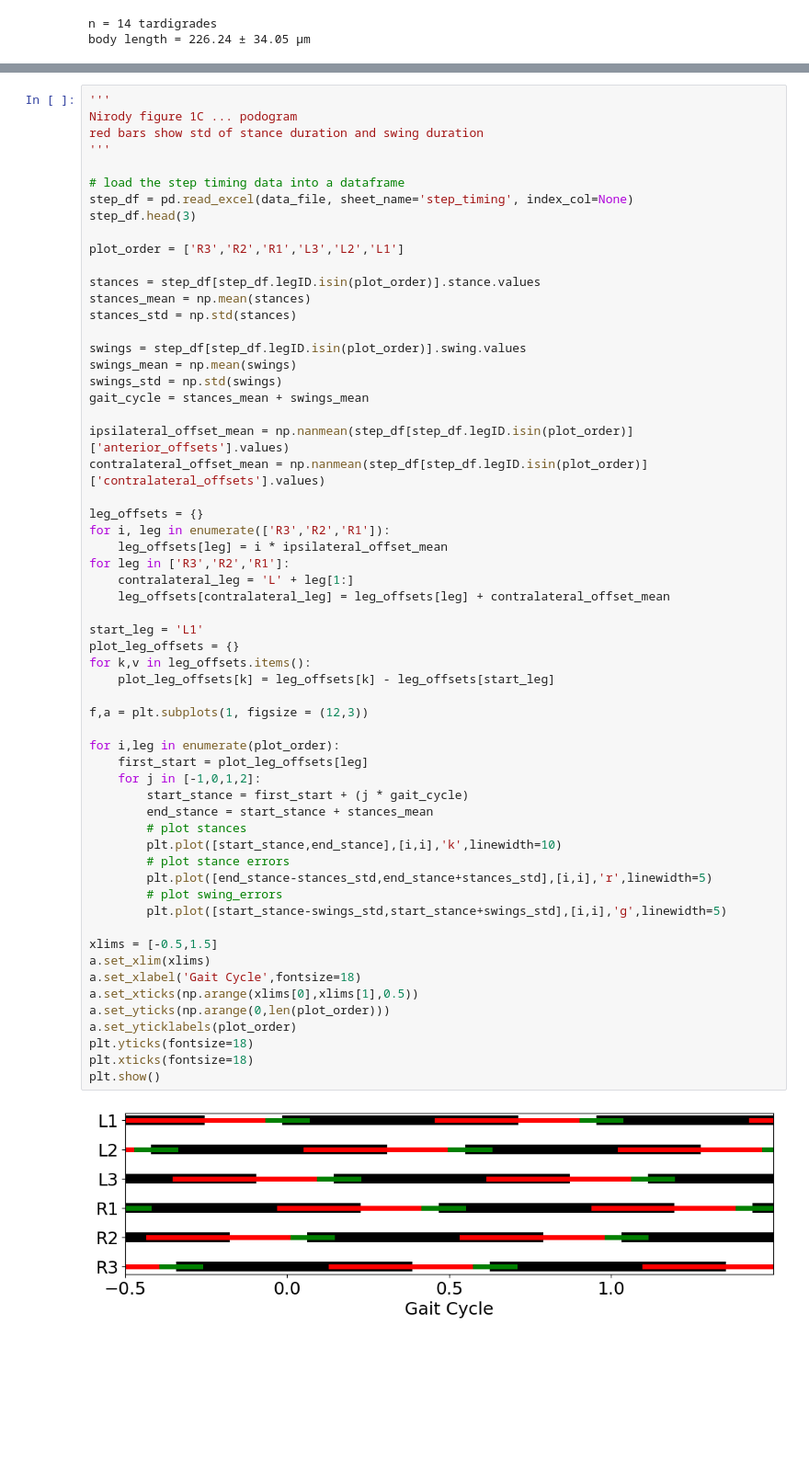
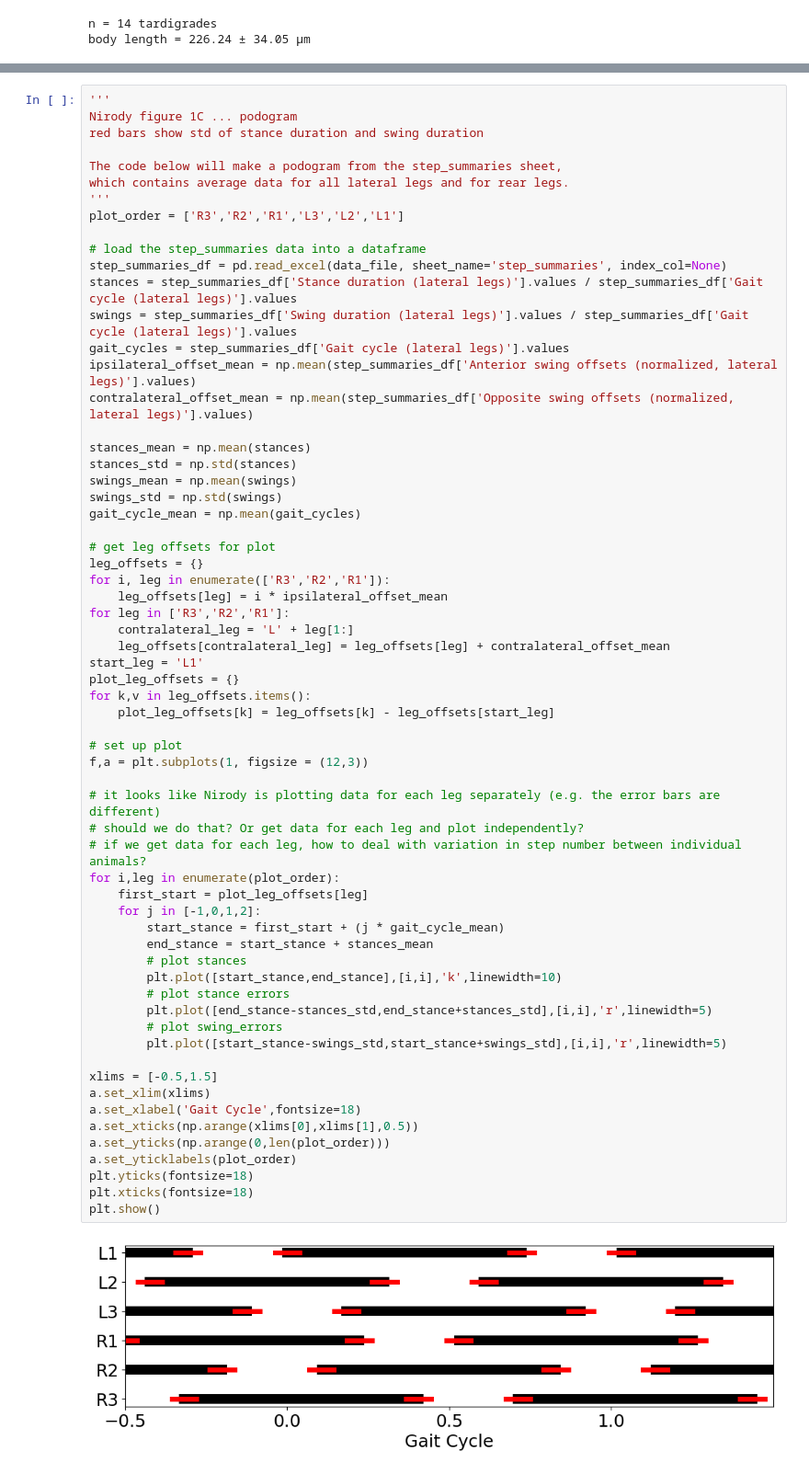
Before and after one commit to enwudz/gait, a Jupyter notebook: summarize data batch.ipynb, the cells around one changed output, grey strips where cells are left out. Shown at 92% size. Saved outputs shown, nothing was run; the diff lists cells and outputs as text; blank space fills up the shorter version.

Commit message:
trying to replicate Nirody et al figures and analysis

```diff
--- a/summarize data batch.ipynb
+++ b/summarize data batch.ipynb
@@ -58,61 +88,65 @@ plt.show()
 '''
 Nirody figure 1C ... podogram
 red bars show std of stance duration and swing duration
+
+The code below will make a podogram from the step_summaries sheet,
+which contains average data for all lateral legs and for rear legs.
 '''
-
-# load the step timing data into a dataframe
-step_df = pd.read_excel(data_file, sheet_name='step_timing', index_col=None)
-step_df.head(3)
-
 plot_order = ['R3','R2','R1','L3','L2','L1']
 
-stances = step_df[step_df.legID.isin(plot_order)].stance.values
+# load the step_summaries data into a dataframe
+step_summaries_df = pd.read_excel(data_file, sheet_name='step_summaries', index_col=None)
+stances = step_summaries_df['Stance duration (lateral legs)'].values / step_summaries_df['Gait cycle (lateral legs)'].values
+swings = step_summaries_df['Swing duration (lateral legs)'].values / step_summaries_df['Gait cycle (lateral legs)'].values
+gait_cycles = step_summaries_df['Gait cycle (lateral legs)'].values
+ipsilateral_offset_mean = np.mean(step_summaries_df['Anterior swing offsets (normalized, lateral legs)'].values)
+contralateral_offset_mean = np.mean(step_summaries_df['Opposite swing offsets (normalized, lateral legs)'].values)
+
 stances_mean = np.mean(stances)
 stances_std = np.std(stances)
-
-swings = step_df[step_df.legID.isin(plot_order)].swing.values
 swings_mean = np.mean(swings)
 swings_std = np.std(swings)
-gait_cycle = stances_mean + swings_mean
+gait_cycle_mean = np.mean(gait_cycles)
 
-ipsilateral_offset_mean = np.nanmean(step_df[step_df.legID.isin(plot_order)]['anterior_offsets'].values)
-contralateral_offset_mean = np.nanmean(step_df[step_df.legID.isin(plot_order)]['contralateral_offsets'].values)
-
+# get leg offsets for plot
 leg_offsets = {}
 for i, leg in enumerate(['R3','R2','R1']):
     leg_offsets[leg] = i * ipsilateral_offset_mean
 for leg in ['R3','R2','R1']:
     contralateral_leg = 'L' + leg[1:]
     leg_offsets[contralateral_leg] = leg_offsets[leg] + contralateral_offset_mean
-
 start_leg = 'L1'
 plot_leg_offsets = {}
 for k,v in leg_offsets.items():
     plot_leg_offsets[k] = leg_offsets[k] - leg_offsets[start_leg]
 
+# set up plot
 f,a = plt.subplots(1, figsize = (12,3))
 
+# it looks like Nirody is plotting data for each leg separately (e.g. the error bars are different)
+# should we do that? Or get data for each leg and plot independently?
+# if we get data for each leg, how to deal with variation in step number between individual animals?
 for i,leg in enumerate(plot_order):
     first_start = plot_leg_offsets[leg]
     for j in [-1,0,1,2]:
-        start_stance = first_start + (j * gait_cycle)
+        start_stance = first_start + (j * gait_cycle_mean)
         end_stance = start_stance + stances_mean
         # plot stances
         plt.plot([start_stance,end_stance],[i,i],'k',linewidth=10)
         # plot stance errors
         plt.plot([end_stance-stances_std,end_stance+stances_std],[i,i],'r',linewidth=5)
         # plot swing_errors
-        plt.plot([start_stance-swings_std,start_stance+swings_std],[i,i],'g',linewidth=5)
+        plt.plot([start_stance-swings_std,start_stance+swings_std],[i,i],'r',linewidth=5)
 
 xlims = [-0.5,1.5]
 a.set_xlim(xlims)
 a.set_xlabel('Gait Cycle',fontsize=18)
 a.set_xticks(np.arange(xlims[0],xlims[1],0.5))
 a.set_yticks(np.arange(0,len(plot_order)))
 a.set_yticklabels(plot_order)
 plt.yticks(fontsize=18)
 plt.xticks(fontsize=18)
 plt.show()
 # %% [output]
-[figure, old version]
+[figure, new version]
 # %%
```
Also changed, not shown: parts of 5 cells of this notebook, 1 other file.
